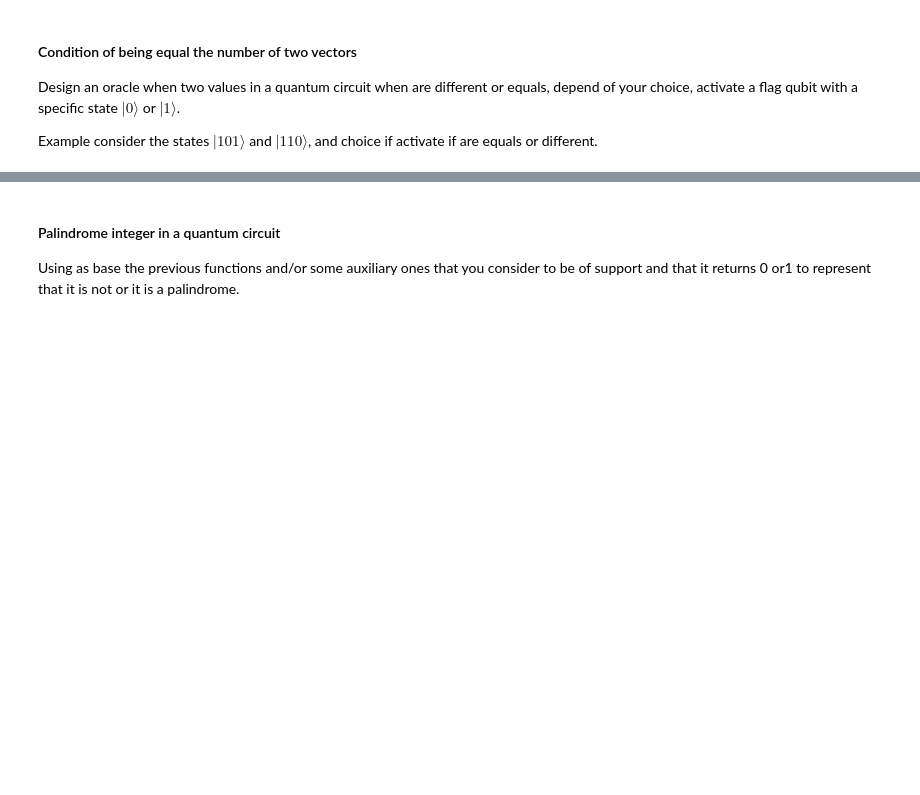
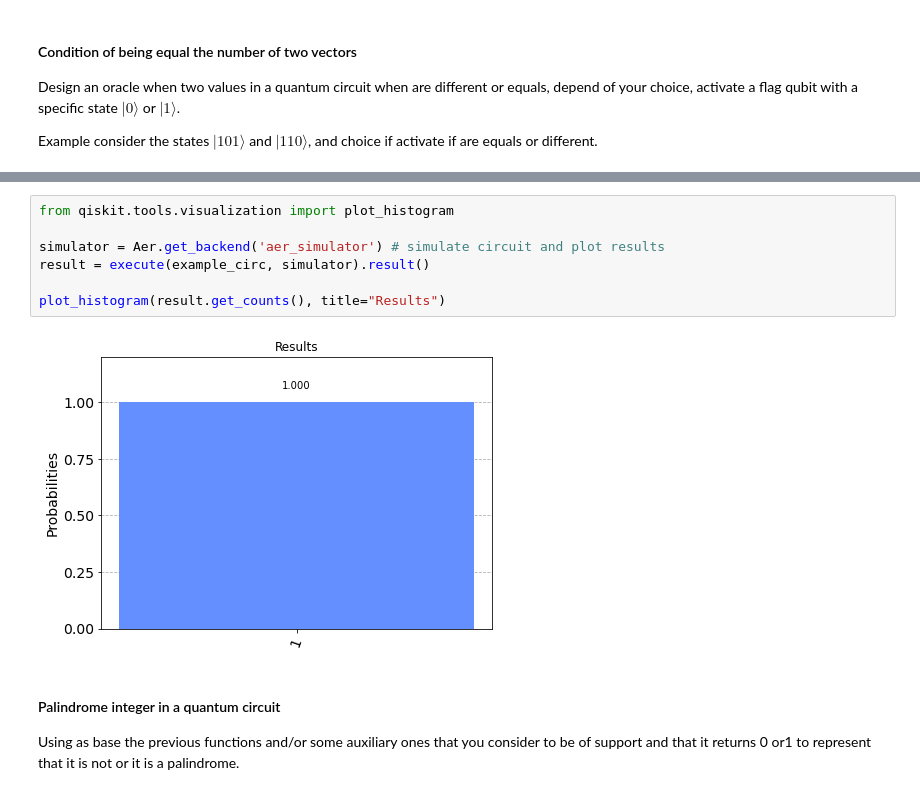
Before and after one commit to qosf/monthly-challenges, a Jupyter notebook: challenge-2022.07-jul/giorgosgiapis/challenge-2022.07-jul.ipynb, the cells around one changed output, grey strips where cells are left out. Drawn from its saved outputs; the diff is of its cells as text; blank space fills up the shorter version.

```diff
--- a/challenge-2022.07-jul/giorgosgiapis/challenge-2022.07-jul.ipynb
+++ b/challenge-2022.07-jul/giorgosgiapis/challenge-2022.07-jul.ipynb
@@ -238,3 +265,12 @@ def combined_circuit(input_value):
+# %%
+from qiskit.tools.visualization import plot_histogram
+
+simulator = Aer.get_backend('aer_simulator') # simulate circuit and plot results
+result = execute(example_circ, simulator).result()
+
+plot_histogram(result.get_counts(), title="Results")
+# %% [output]
+[figure, added]
 # %% [markdown]
 #### Palindrome integer in a quantum circuit
 
```
Also changed, not shown: parts of 9 cells of this notebook.
